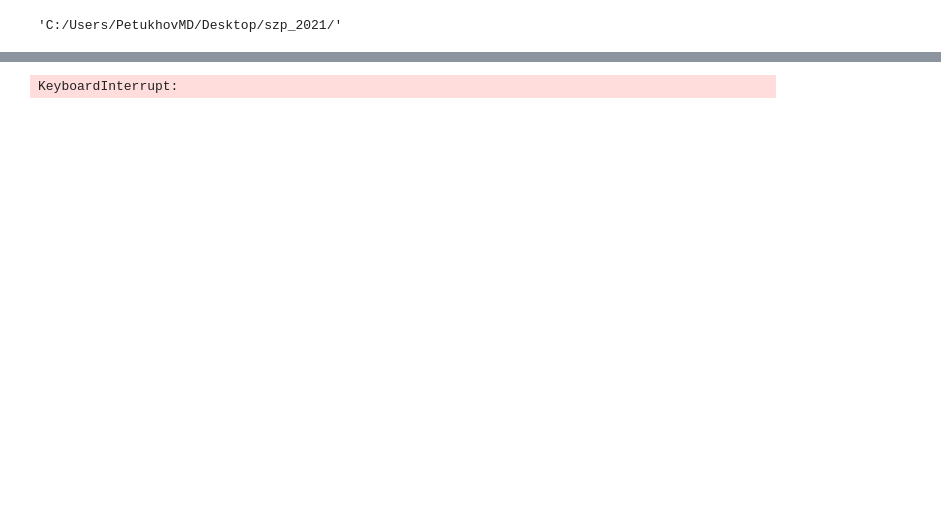
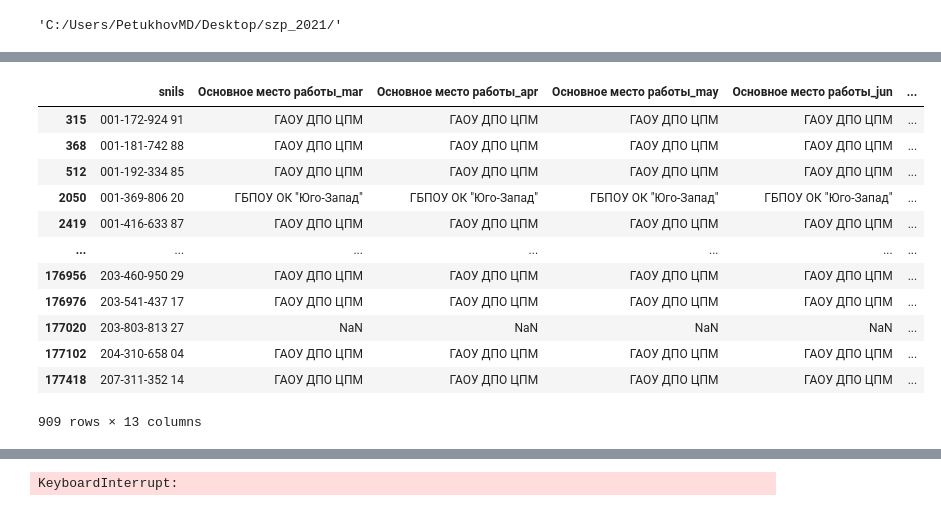
Before and after one commit to Mr-Maxraw/cfo-parser, a Jupyter notebook: counting/cnt_for_vsosh_2021.ipynb, the cells around one changed output, grey strips where cells are left out. Drawn from its saved outputs; the diff is of its cells as text; code cells hidden in the pictures; blank space fills up the shorter version.

```diff
--- a/counting/cnt_for_vsosh_2021.ipynb
+++ b/counting/cnt_for_vsosh_2021.ipynb
@@ -14,0 +115,7 @@ path_to_data
+# %%
+restruct_ans = t_ans[['snils'] + [day_types[0] + '_' + s for s in months] + [day_types[2] + '_' + s for s in months]]
+# %%
+def give_name(row, name):
+    if pd.isna(row[name]):
+        return np.nan
+    return d[row[name]]
@@ -14,0 +132,6 @@ path_to_data
+# %%
+out_restruct_ans = restruct_ans[restruct_ans.snils.isin(snils_of_int)]
+# %%
+for month in months:
+    out_restruct_ans[day_types[0] + '_' + month] = out_restruct_ans.apply(lambda row: give_name(row, day_types[0] + '_' + month), axis=1)
+    out_restruct_ans[day_types[2] + '_' + month] = out_restruct_ans.apply(lambda row: give_name(row, day_types[2] + '_' + month), axis=1)
@@ -14,0 +156,16 @@ path_to_data
+# %%
+out_restruct_ans
+# %% [output]
+|  | snils | Основное место работы_mar | Основное место работы_apr | Основное место работы_may | Основное место работы_jun | ... |
+| 315 | 001-172-924 91 | ГАОУ ДПО ЦПМ | ГАОУ ДПО ЦПМ | ГАОУ ДПО ЦПМ | ГАОУ ДПО ЦПМ | ... |
+| 368 | 001-181-742 88 | ГАОУ ДПО ЦПМ | ГАОУ ДПО ЦПМ | ГАОУ ДПО ЦПМ | ГАОУ ДПО ЦПМ | ... |
+| 512 | 001-192-334 85 | ГАОУ ДПО ЦПМ | ГАОУ ДПО ЦПМ | ГАОУ ДПО ЦПМ | ГАОУ ДПО ЦПМ | ... |
+| 2050 | 001-369-806 20 | ГБПОУ ОК "Юго-Запад" | ГБПОУ ОК "Юго-Запад" | ГБПОУ ОК "Юго-Запад" | ГБПОУ ОК "Юго-Запад" | ... |
+| 2419 | 001-416-633 87 | ГАОУ ДПО ЦПМ | ГАОУ ДПО ЦПМ | ГАОУ ДПО ЦПМ | ГАОУ ДПО ЦПМ | ... |
+| ... | ... | ... | ... | ... | ... | ... |
+| 176956 | 203-460-950 29 | ГАОУ ДПО ЦПМ | ГАОУ ДПО ЦПМ | ГАОУ ДПО ЦПМ | ГАОУ ДПО ЦПМ | ... |
+| 176976 | 203-541-437 17 | ГАОУ ДПО ЦПМ | ГАОУ ДПО ЦПМ | ГАОУ ДПО ЦПМ | ГАОУ ДПО ЦПМ | ... |
+| 177020 | 203-803-813 27 | NaN | NaN | NaN | NaN | ... |
+| 177102 | 204-310-658 04 | ГАОУ ДПО ЦПМ | ГАОУ ДПО ЦПМ | ГАОУ ДПО ЦПМ | ГАОУ ДПО ЦПМ | ... |
+| 177418 | 207-311-352 14 | ГАОУ ДПО ЦПМ | ГАОУ ДПО ЦПМ | ГАОУ ДПО ЦПМ | ГАОУ ДПО ЦПМ | ... |
+909 rows × 13 columns
```
Also changed, not shown: parts of 28 cells of this notebook.
